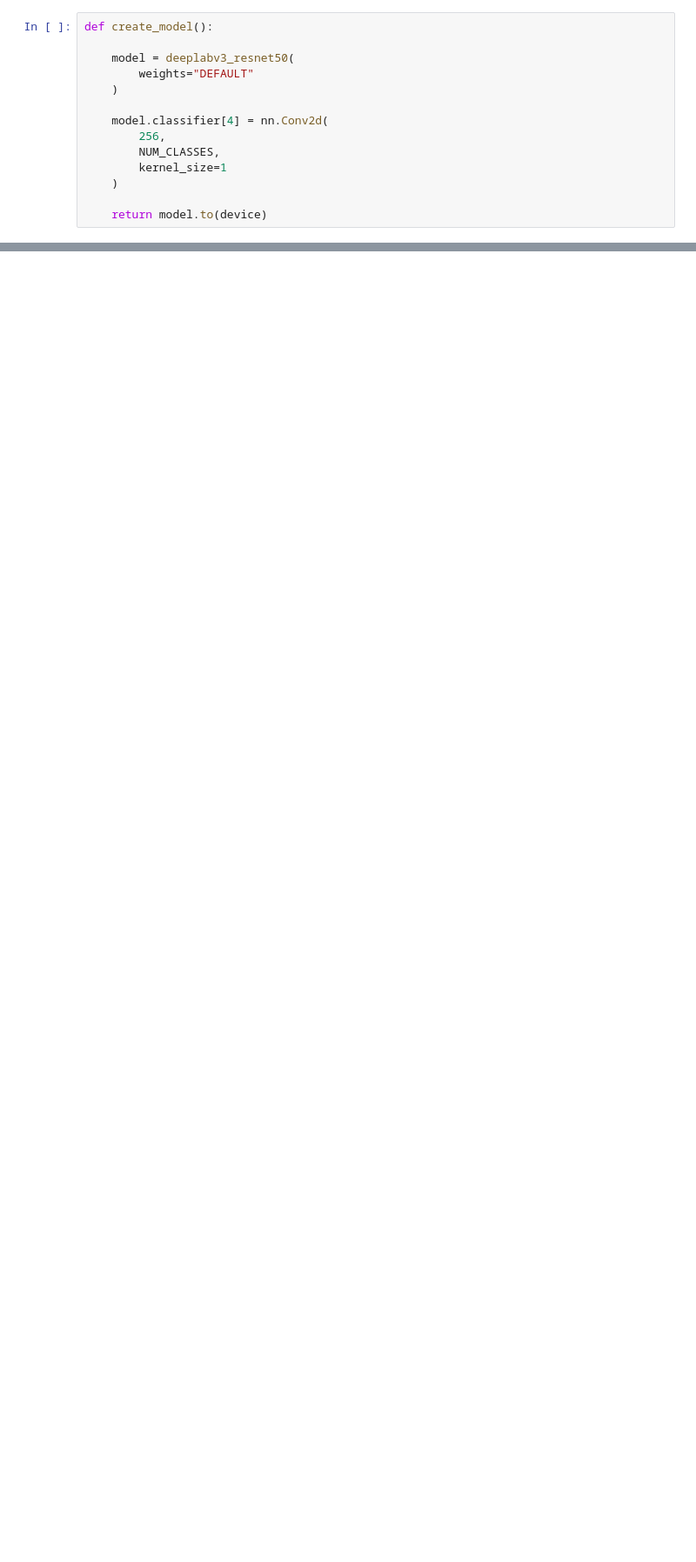
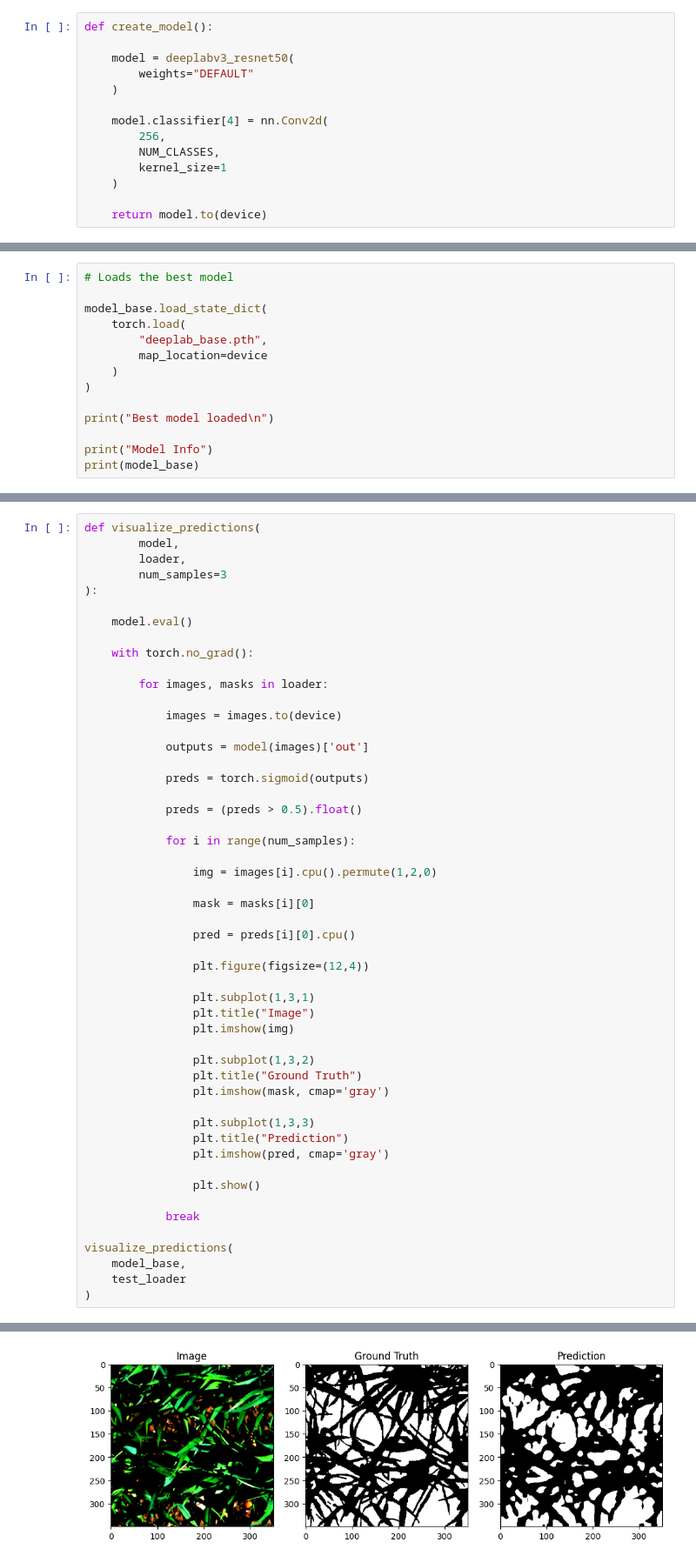
Before and after one commit to nishanshaju22/COMP9517_Project, a Jupyter notebook: DeepLabV3/Model.ipynb, the cells around one changed output, grey strips where cells are left out. Shown at 87% size. Cells and saved outputs as stored; diff of their text form; blank space fills up the shorter version.

```diff
--- a/DeepLabV3/Model.ipynb
+++ b/DeepLabV3/Model.ipynb
@@ -199,0 +335,14 @@ def train_model(
+# %%
+# Loads the best model
+
+model_base.load_state_dict(
+    torch.load(
+        "deeplab_base.pth",
+        map_location=device
+    )
+)
+
+print("Best model loaded\n")
+
+print("Model Info")
+print(model_base)
@@ -199,0 +416,52 @@ def train_model(
+# %%
+def visualize_predictions(
+        model,
+        loader,
+        num_samples=3
+):
+
+    model.eval()
+
+    with torch.no_grad():
+
+        for images, masks in loader:
+
+            images = images.to(device)
+
+            outputs = model(images)['out']
+
+            preds = torch.sigmoid(outputs)
+
+            preds = (preds > 0.5).float()
+
+            for i in range(num_samples):
+
+                img = images[i].cpu().permute(1,2,0)
+
+                mask = masks[i][0]
+
+                pred = preds[i][0].cpu()
+
+                plt.figure(figsize=(12,4))
+
+                plt.subplot(1,3,1)
+                plt.title("Image")
+                plt.imshow(img)
+
+                plt.subplot(1,3,2)
+                plt.title("Ground Truth")
+                plt.imshow(mask, cmap='gray')
+
+                plt.subplot(1,3,3)
+                plt.title("Prediction")
+                plt.imshow(pred, cmap='gray')
+
+                plt.show()
+
+            break
+
+visualize_predictions(
+    model_base,
+    test_loader
+)
+# %% [output]
@@ -199,0 +469 @@ def train_model(
+[figure, added]
```
Also changed, not shown: parts of 27 cells of this notebook, 3 other files.
